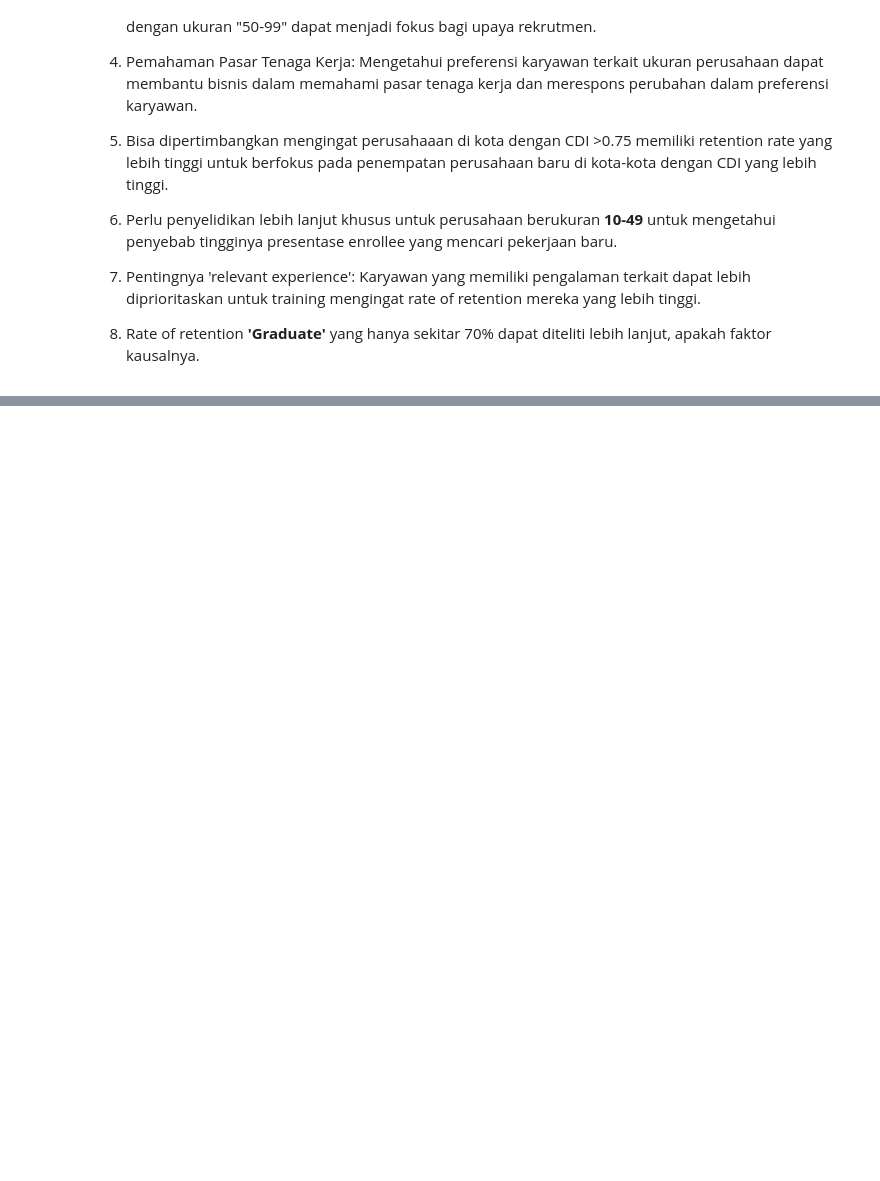
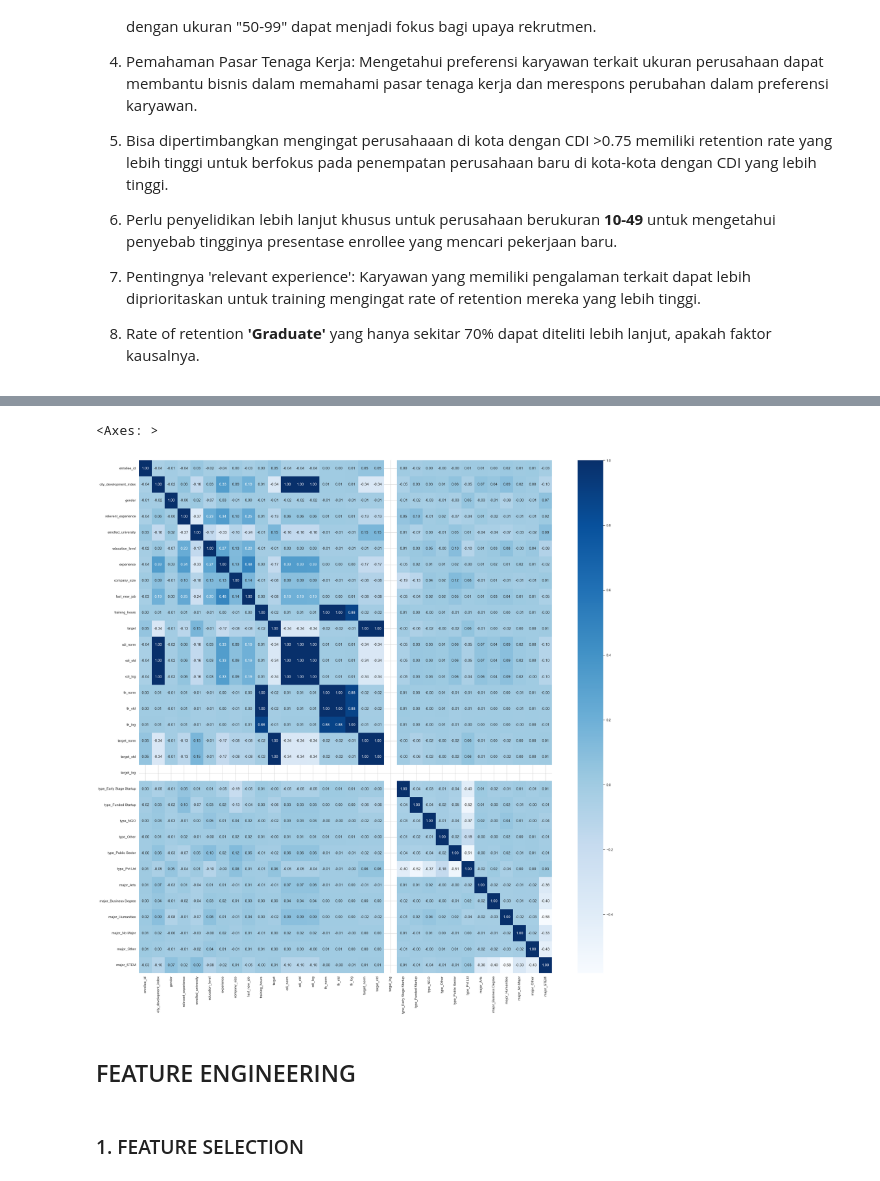
Before and after one commit to fachri34/Final-Project-Data-Science, a Jupyter notebook: HR Analytics.ipynb, the cells around one changed output, grey strips where cells are left out. Saved outputs shown, nothing was run; the diff lists cells and outputs as text; code cells hidden in the pictures; blank space fills up the shorter version.

```diff
--- a/HR Analytics.ipynb
+++ b/HR Analytics.ipynb
@@ -500,0 +814,28 @@ Insight Bisnis :
+# %%
+#label encoding feature experience
+experience_mapping = {
+    '<1': 0,
+    '1': 1,
+    '2': 2,
+    '3': 3,
+    '4': 4,
+    '5': 5,
+    '6': 6,
+    '7': 7,
+    '8': 8,
+    '9': 9,
+    '10': 10,
+    '11': 11,
+    '12': 12,
+    '13': 13,
+    '14': 14,
+    '15': 15,
+    '16': 16,
+    '17': 17,
+    '18': 18,
+    '19': 19,
+    '20': 20,
+    '>20': 21
+}
+
+df['experience'] = df['experience'].map(experience_mapping)
@@ -500,0 +852,9 @@ Insight Bisnis :
+# %%
+#Membuat One Hot encoding feature major_disicpline
+md_df = pd.get_dummies(df['major_discipline'], prefix='major')
+# %%
+#Membuat One Hot encoding feature company_type
+ct_df = pd.get_dummies(df['company_type'], prefix='type')
+# %%
+# Gabungkan DataFrame df dengan ct_df dan md_df
+new_df = pd.concat([df, ct_df, md_df], axis=1)
@@ -500,0 +871,10 @@ Insight Bisnis :
+# %%
+plt.figure(figsize=(30, 30))
+sns.heatmap(new_df.corr(), cmap='Blues', annot=True, fmt='.2f')
+# %% [output]
+<Axes: >
+[figure, added]
+# %% [markdown]
+## FEATURE ENGINEERING
+# %% [markdown]
+### 1. FEATURE SELECTION
```
Also changed, not shown: parts of 58 cells of this notebook.
